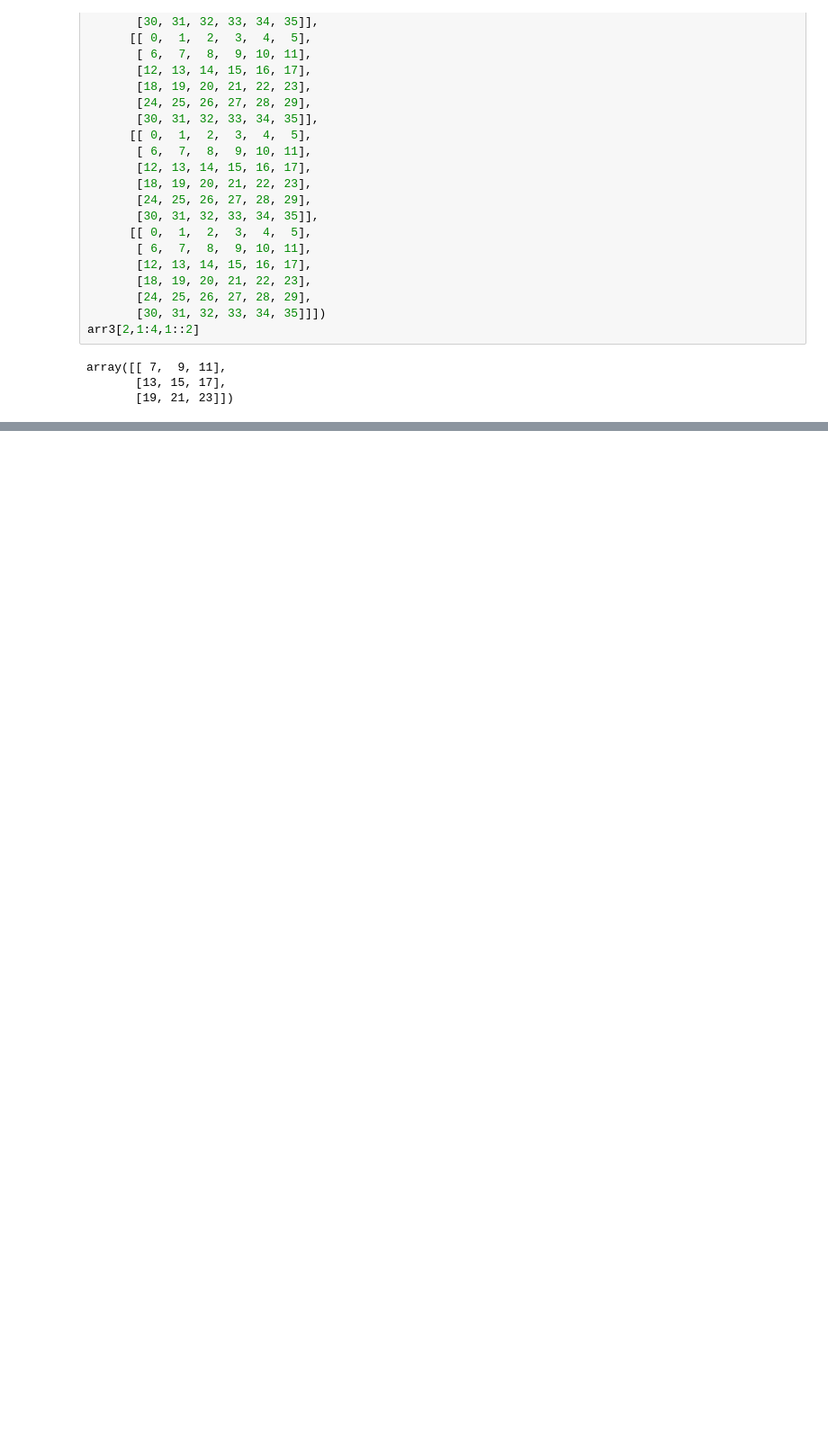
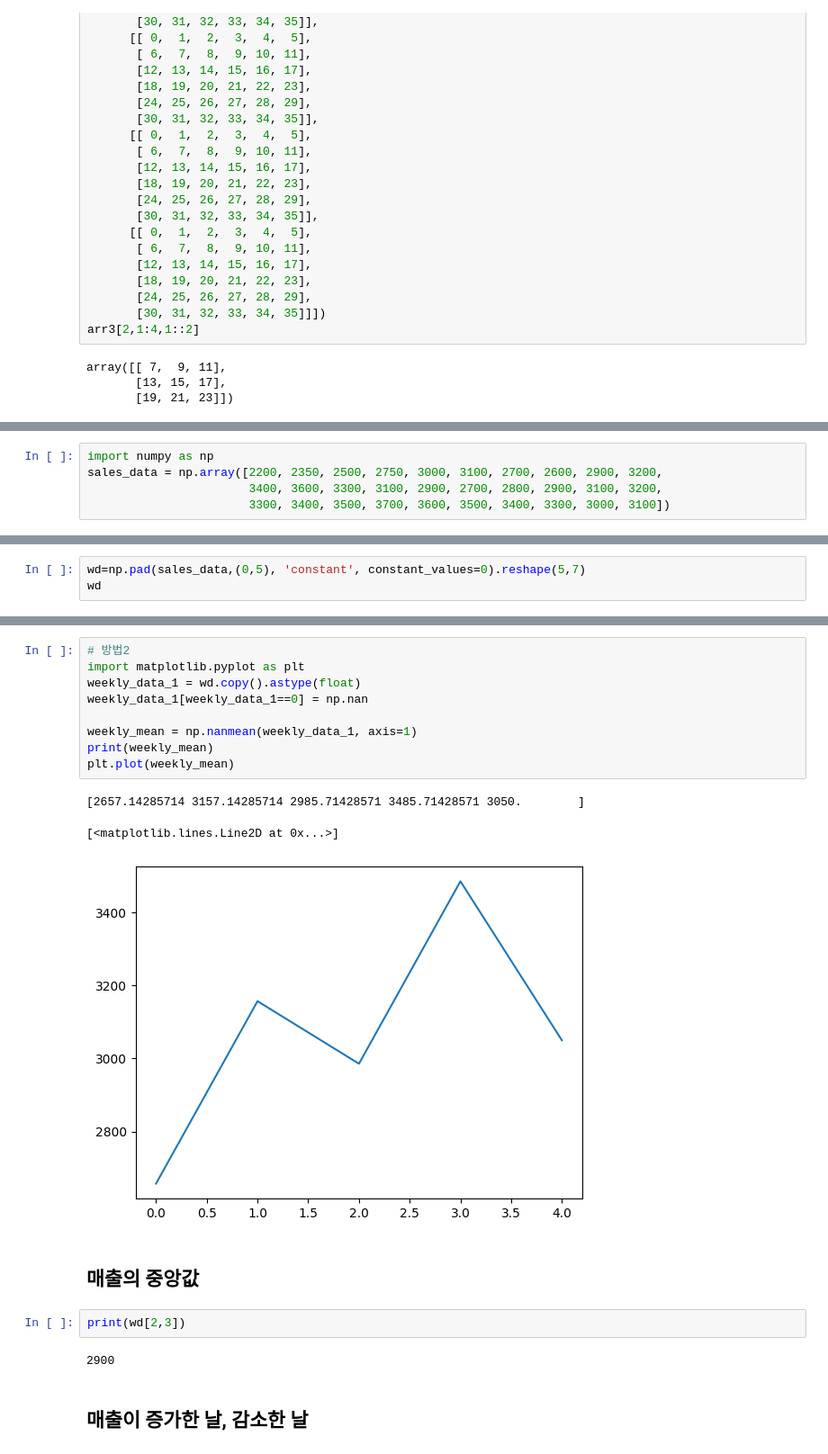
Before and after one commit to bhjin97/hipython_rep, a Jupyter notebook: 12. 넘파이.ipynb, the cells around one changed output, grey strips where cells are left out. Shown at 90% size. Saved outputs shown, nothing was run; the diff lists cells and outputs as text; blank space fills up the shorter version.

```diff
--- a/12. 넘파이.ipynb
+++ b/12. 넘파이.ipynb
@@ -690,0 +956,5 @@ array([[ 7,  9, 11],
+# %%
+import numpy as np
+sales_data = np.array([2200, 2350, 2500, 2750, 3000, 3100, 2700, 2600, 2900, 3200,
+                       3400, 3600, 3300, 3100, 2900, 2700, 2800, 2900, 3100, 3200,
+                       3300, 3400, 3500, 3700, 3600, 3500, 3400, 3300, 3000, 3100])
@@ -690,0 +993,3 @@ array([[ 7,  9, 11],
+# %%
+wd=np.pad(sales_data,(0,5), 'constant', constant_values=0).reshape(5,7)
+wd
@@ -690,0 +1043,21 @@ array([[ 7,  9, 11],
+# %%
+# 방법2
+import matplotlib.pyplot as plt
+weekly_data_1 = wd.copy().astype(float)
+weekly_data_1[weekly_data_1==0] = np.nan
+
+weekly_mean = np.nanmean(weekly_data_1, axis=1)
+print(weekly_mean)
+plt.plot(weekly_mean)
+# %% [output]
+[2657.14285714 3157.14285714 2985.71428571 3485.71428571 3050.        ]
+[<matplotlib.lines.Line2D at 0x...>]
+[figure, added]
+# %% [markdown]
+## 매출의 중앙값
+# %%
+print(wd[2,3])
+# %% [output]
+2900
+# %% [markdown]
+## 매출이 증가한 날, 감소한 날
```
Also changed, not shown: parts of 57 cells of this notebook, 1 other file.
